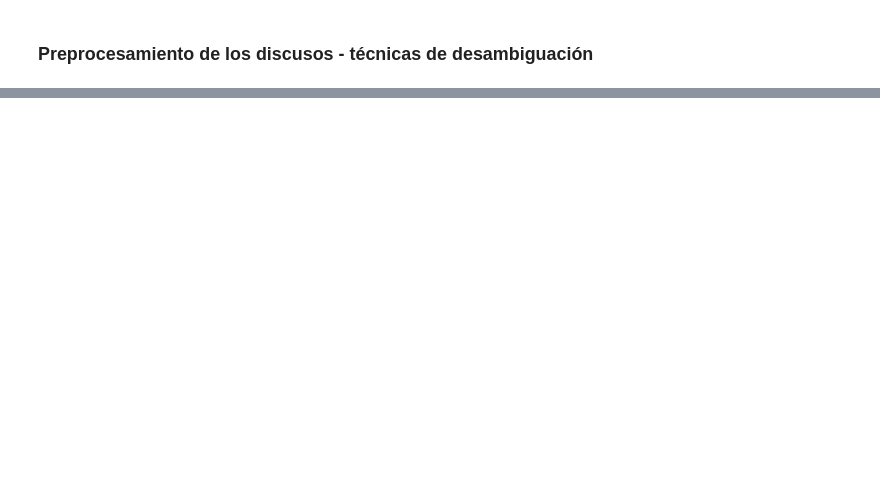
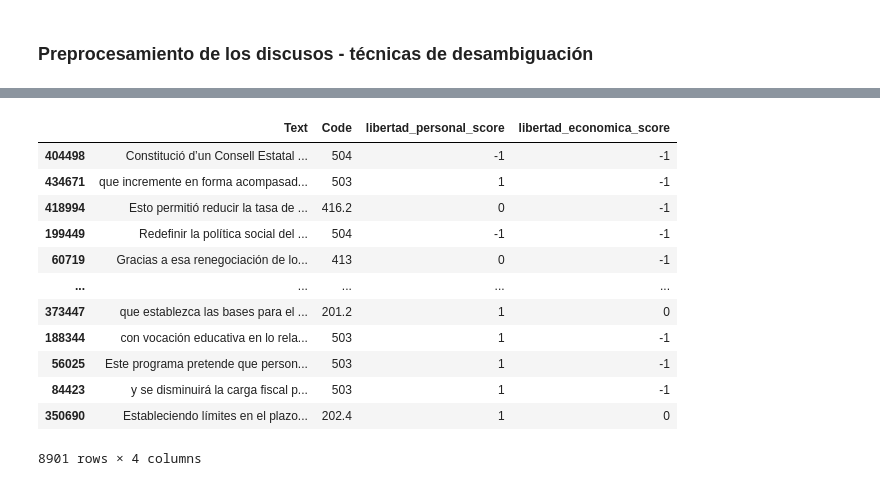
Before and after one commit to gonzaquis29/Political_Analysis_With_Transformers, a Jupyter notebook: data/preprocess/preprocesamiento.ipynb, the cells around one changed output, grey strips where cells are left out. Drawn from its saved outputs; the diff is of its cells as text; code cells hidden in the pictures; blank space fills up the shorter version.

```diff
--- a/data/preprocess/preprocesamiento.ipynb
+++ b/data/preprocess/preprocesamiento.ipynb
@@ -23,0 +165,9 @@ len(df_crude)
+# %%
+def detect_sarcasm_patterns(text):
+    """
+    Detectar patrones de sarcasmo en una oración usando expresiones regulares.
+    """
+    for pattern in sarcasm_patterns:
+        if re.search(pattern, text.lower()):
+            return True
+    return False
@@ -23,0 +226,9 @@ len(df_crude)
+# %%
+def preprocesar_texto(texto: str) -> Dict[str, Any]:
+    texto_limpio = limpiar_texto(texto)
+    texto_sin_ambiguedad = remove_sarcasm(texto_limpio)
+    tokens = tokenizar(texto_sin_ambiguedad)
+    tokens_sin_stop = eliminar_stop_words(tokens)
+    tokens_lematizados = lematizar(tokens_sin_stop)
+
+    return ' '.join(tokens_lematizados)
@@ -23,0 +311,16 @@ len(df_crude)
+# %%
+df_balanced
+# %% [output]
+|  | Text | Code | libertad_personal_score | libertad_economica_score |
+| 404498 | Constitució d’un Consell Estatal ... | 504 | -1 | -1 |
+| 434671 | que incremente en forma acompasad... | 503 | 1 | -1 |
+| 418994 | Esto permitió reducir la tasa de ... | 416.2 | 0 | -1 |
+| 199449 | Redefinir la política social del ... | 504 | -1 | -1 |
+| 60719 | Gracias a esa renegociación de lo... | 413 | 0 | -1 |
+| ... | ... | ... | ... | ... |
+| 373447 | que establezca las bases para el ... | 201.2 | 1 | 0 |
+| 188344 | con vocación educativa en lo rela... | 503 | 1 | -1 |
+| 56025 | Este programa pretende que person... | 503 | 1 | -1 |
+| 84423 | y se disminuirá la carga fiscal p... | 503 | 1 | -1 |
+| 350690 | Estableciendo límites en el plazo... | 202.4 | 1 | 0 |
+8901 rows × 4 columns
```
Also changed, not shown: parts of 28 cells of this notebook, 1 other file.
